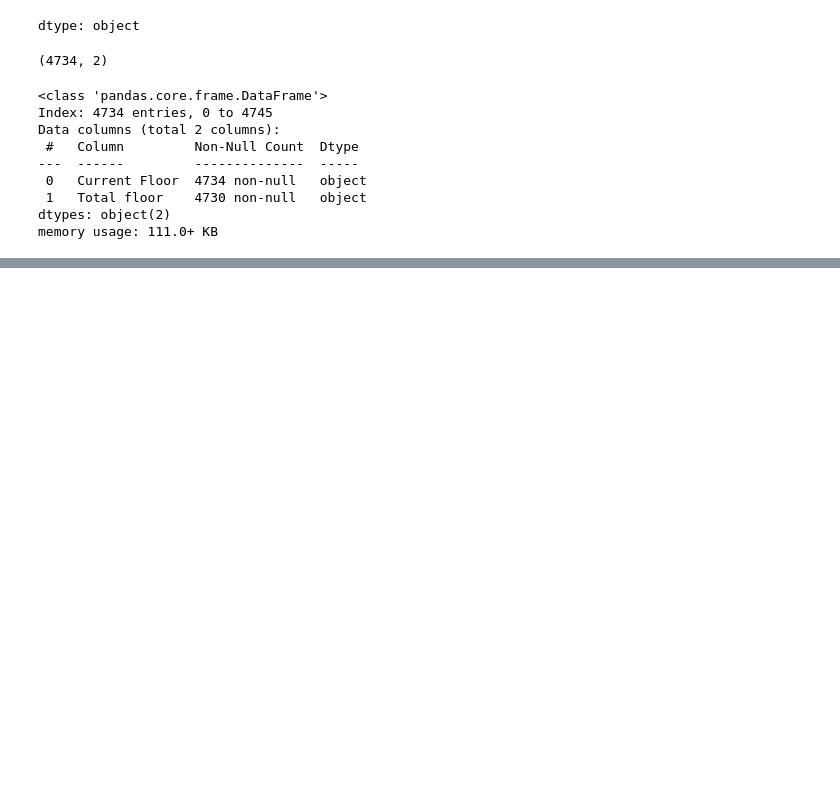
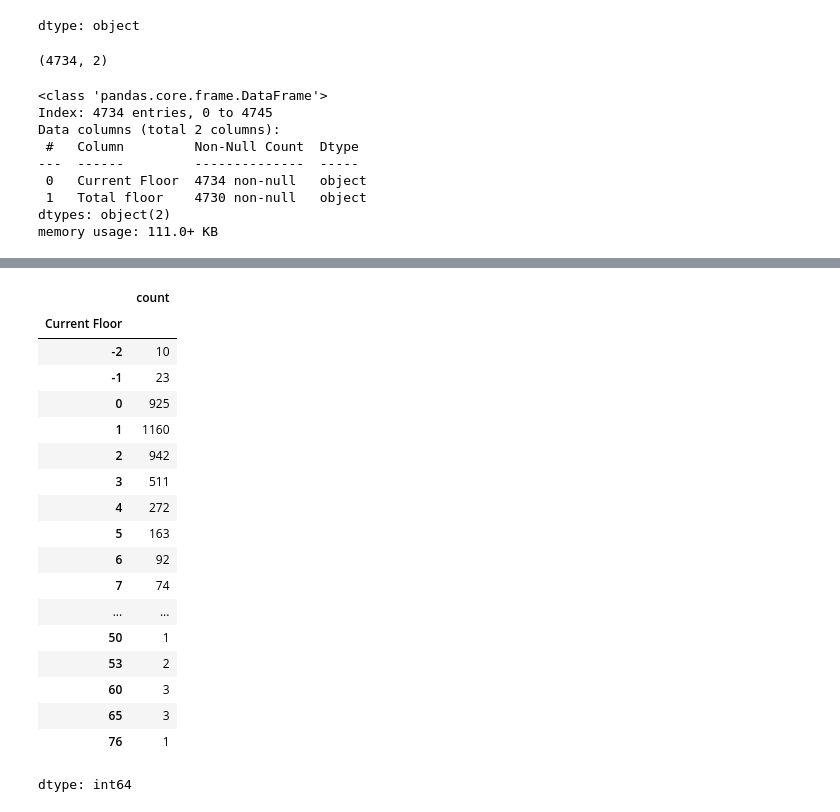
Before and after one commit to Comrade123-123/house-rent-predictor, a Jupyter notebook: house_rent_prediction.ipynb, the cells around one changed output, grey strips where cells are left out. Cells and saved outputs as stored; diff of their text form; code cells hidden in the pictures; blank space fills up the shorter version.

```diff
--- a/house_rent_prediction.ipynb
+++ b/house_rent_prediction.ipynb
@@ -313,0 +399,30 @@ floor_split[floor_split["Total floor"].isna()]
+# %%
+floor_split["Current Floor"] = floor_split["Current Floor"].replace({
+    "Ground": 0,
+    "Upper Basement": -1,
+    "Lower Basement": -2
+})
+# %%
+floor_split["Current Floor"] = pd.to_numeric(floor_split["Current Floor"])
+# %%
+floor_split["Current Floor"].value_counts().sort_index()
+# %% [output]
+|  | count |
+| Current Floor |  |
+| -2 | 10 |
+| -1 | 23 |
+| 0 | 925 |
+| 1 | 1160 |
+| 2 | 942 |
+| 3 | 511 |
+| 4 | 272 |
+| 5 | 163 |
+| 6 | 92 |
+| 7 | 74 |
+| ... | ... |
+| 50 | 1 |
+| 53 | 2 |
+| 60 | 3 |
+| 65 | 3 |
+| 76 | 1 |
+dtype: int64
```
Also changed, not shown: parts of 21 cells of this notebook.
